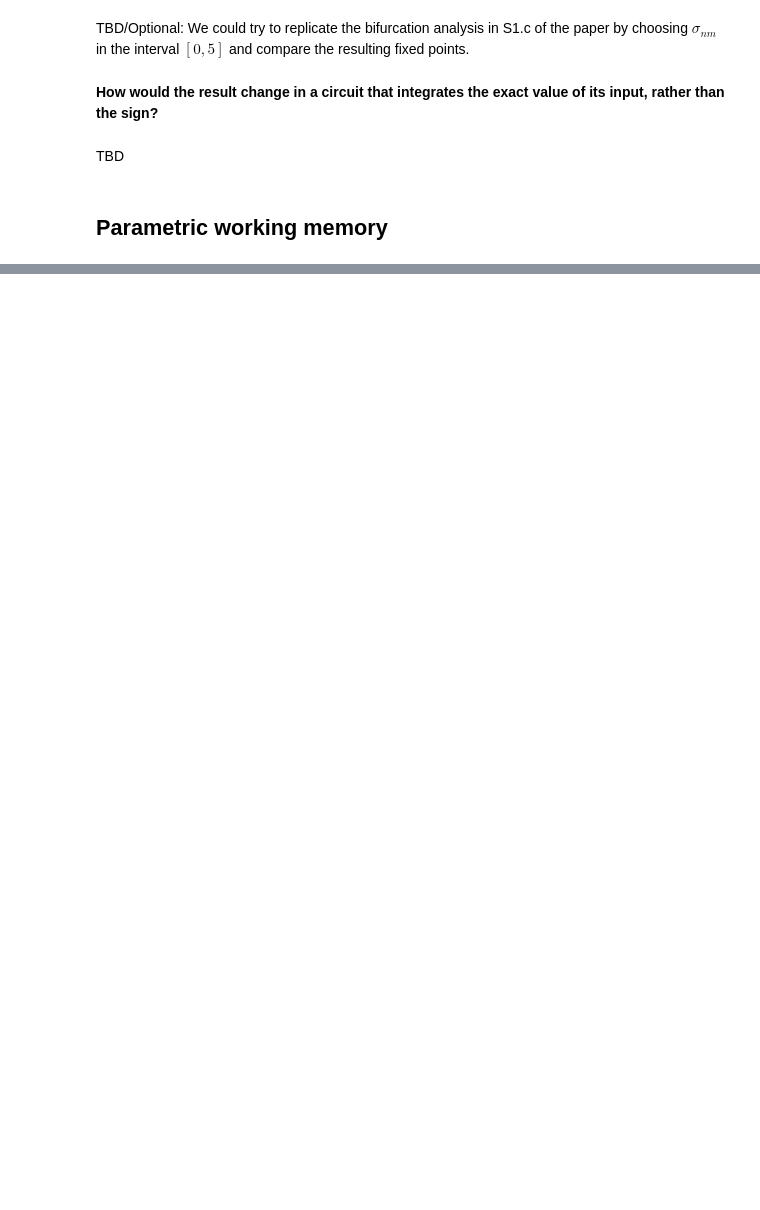
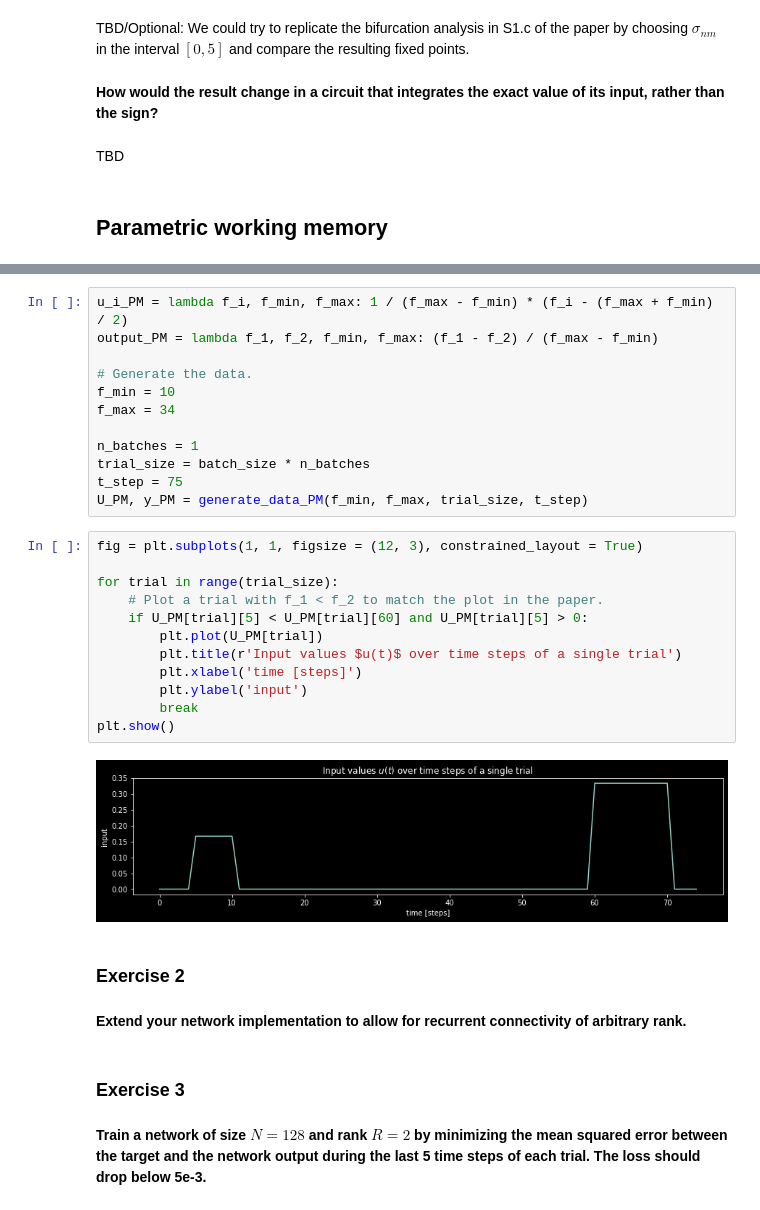
Before and after one commit to nguyen-td/Low-rank-RNN, a Jupyter notebook: dm_project.ipynb, the cells around one changed output, grey strips where cells are left out. Cells and saved outputs as stored; diff of their text form; blank space fills up the shorter version.

```diff
--- a/dm_project.ipynb
+++ b/dm_project.ipynb
@@ -485,0 +522,34 @@ TBD
+# %%
+u_i_PM = lambda f_i, f_min, f_max: 1 / (f_max - f_min) * (f_i - (f_max + f_min) / 2)
+output_PM = lambda f_1, f_2, f_min, f_max: (f_1 - f_2) / (f_max - f_min)
+
+# Generate the data.
+f_min = 10
+f_max = 34
+
+n_batches = 1
+trial_size = batch_size * n_batches
+t_step = 75
+U_PM, y_PM = generate_data_PM(f_min, f_max, trial_size, t_step)
+# %%
+fig = plt.subplots(1, 1, figsize = (12, 3), constrained_layout = True)
+
+for trial in range(trial_size):
+    # Plot a trial with f_1 < f_2 to match the plot in the paper.
+    if U_PM[trial][5] < U_PM[trial][60] and U_PM[trial][5] > 0:
+        plt.plot(U_PM[trial])
+        plt.title(r'Input values $u(t)$ over time steps of a single trial')
+        plt.xlabel('time [steps]')
+        plt.ylabel('input')
+        break
+plt.show()
+# %% [output]
+[figure, added]
+# %% [markdown]
+### Exercise 2
+# %% [markdown]
+__Extend your network implementation to allow for recurrent connectivity of arbitrary rank.__
+# %% [markdown]
+### Exercise 3
+# %% [markdown]
+__Train a network of size $N = 128$ and rank $R = 2$ by minimizing the mean squared error between the target and the network output during the last 5 time steps of each trial. The loss should drop below 5e-3.__
```
Also changed, not shown: parts of 26 cells of this notebook.
